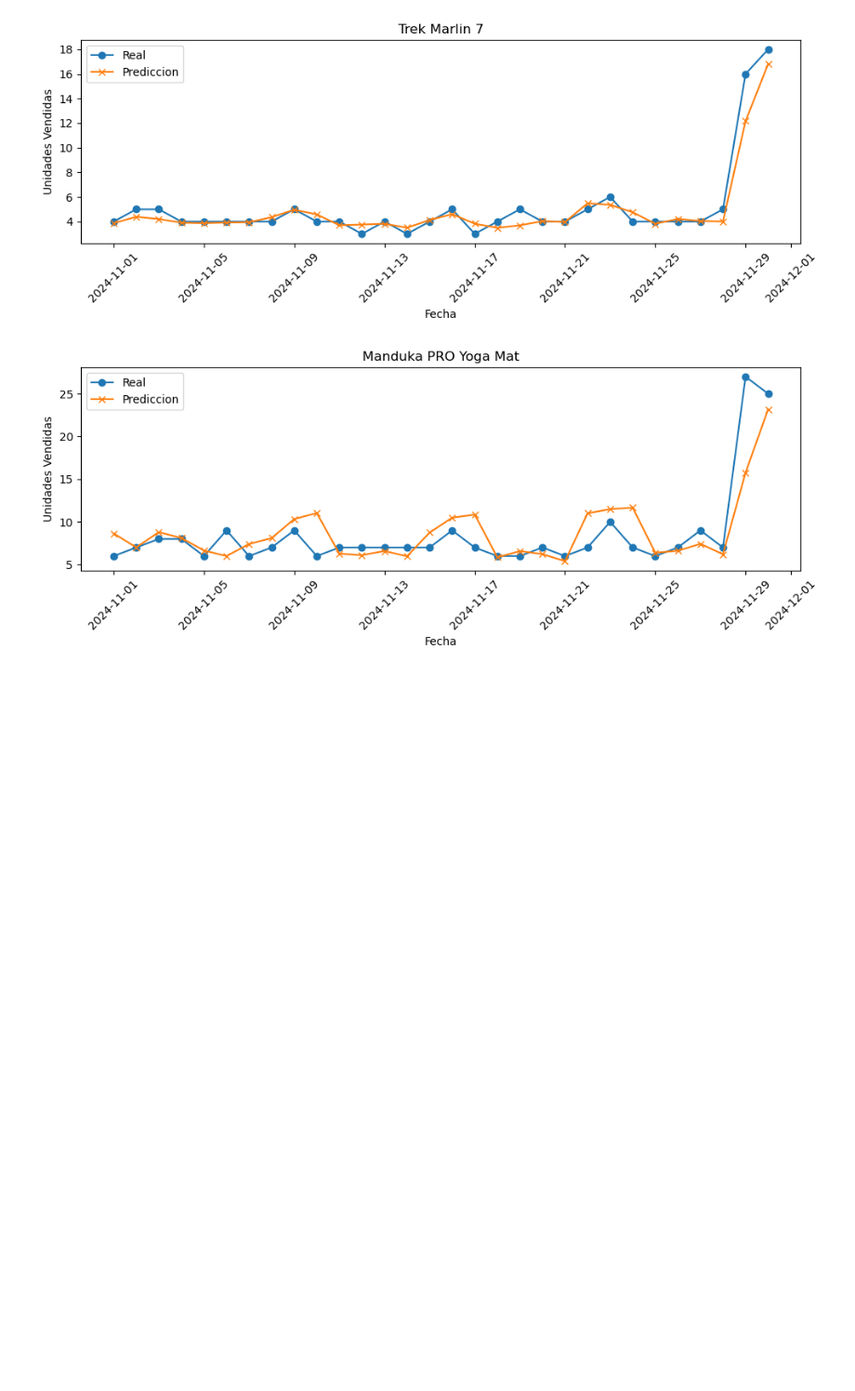
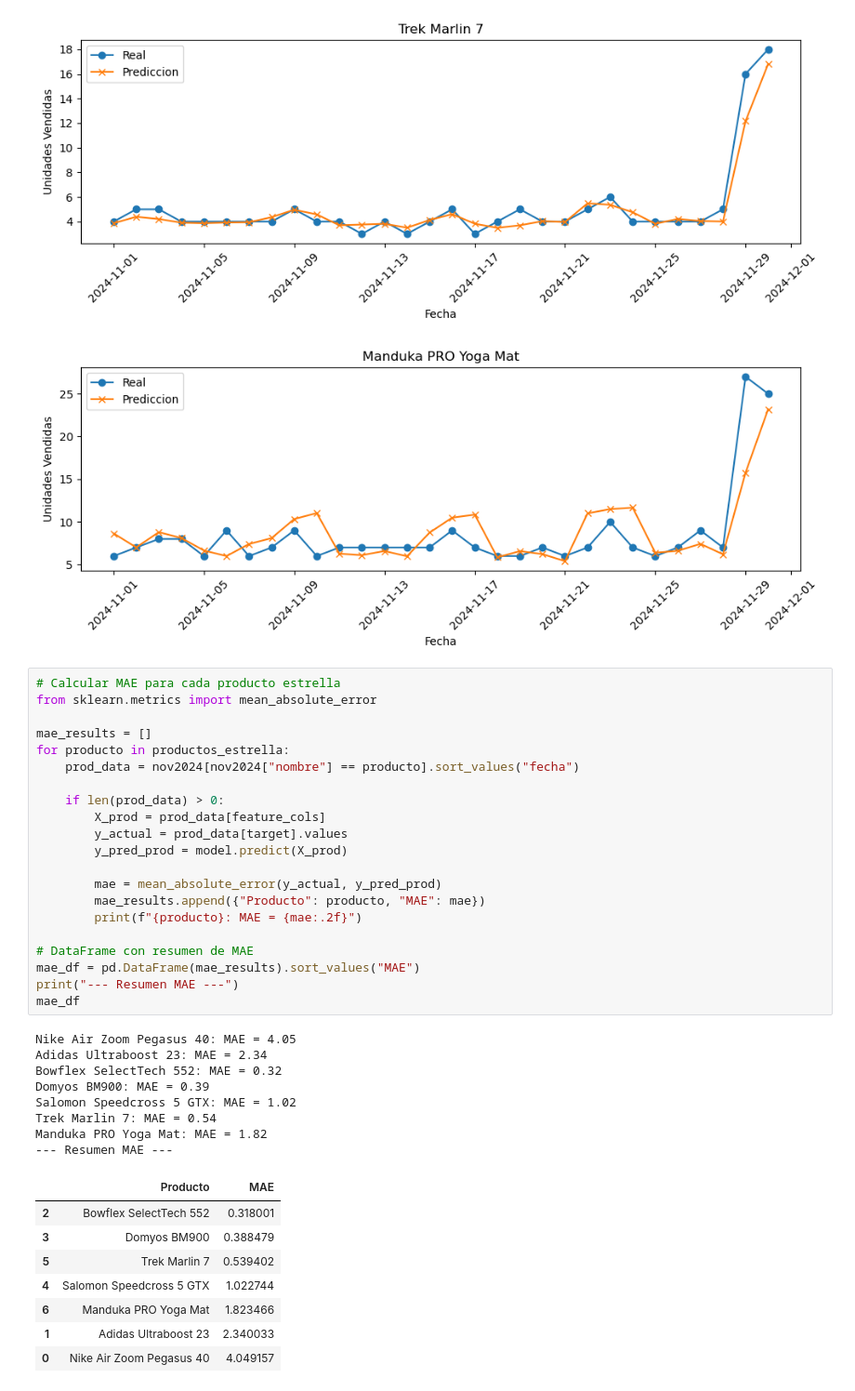
Before and after one commit to jeo20/ds4b, a Jupyter notebook: notebooks/entrenamiento.ipynb, the cells around one changed output. Shown at 93% size. Saved outputs shown, nothing was run; the diff lists cells and outputs as text; blank space fills up the shorter version.

Commit message:
mae 7 productos estrella

```diff
--- a/notebooks/entrenamiento.ipynb
+++ b/notebooks/entrenamiento.ipynb
@@ -637,3 +637,41 @@ Productos estrella: 7
 [figure]
 [figure]
 [figure]
+# %%
+# Calcular MAE para cada producto estrella
+from sklearn.metrics import mean_absolute_error
+
+mae_results = []
+for producto in productos_estrella:
+    prod_data = nov2024[nov2024["nombre"] == producto].sort_values("fecha")
+
+    if len(prod_data) > 0:
+        X_prod = prod_data[feature_cols]
+        y_actual = prod_data[target].values
+        y_pred_prod = model.predict(X_prod)
+
+        mae = mean_absolute_error(y_actual, y_pred_prod)
+        mae_results.append({"Producto": producto, "MAE": mae})
+        print(f"{producto}: MAE = {mae:.2f}")
+
+# DataFrame con resumen de MAE
+mae_df = pd.DataFrame(mae_results).sort_values("MAE")
+print("--- Resumen MAE ---")
+mae_df
+# %% [output]
+Nike Air Zoom Pegasus 40: MAE = 4.05
+Adidas Ultraboost 23: MAE = 2.34
+Bowflex SelectTech 552: MAE = 0.32
+Domyos BM900: MAE = 0.39
+Salomon Speedcross 5 GTX: MAE = 1.02
+Trek Marlin 7: MAE = 0.54
+Manduka PRO Yoga Mat: MAE = 1.82
+--- Resumen MAE ---
+|  | Producto | MAE |
+| 2 | Bowflex SelectTech 552 | 0.318001 |
+| 3 | Domyos BM900 | 0.388479 |
+| 5 | Trek Marlin 7 | 0.539402 |
+| 4 | Salomon Speedcross 5 GTX | 1.022744 |
+| 6 | Manduka PRO Yoga Mat | 1.823466 |
+| 1 | Adidas Ultraboost 23 | 2.340033 |
+| 0 | Nike Air Zoom Pegasus 40 | 4.049157 |
```
